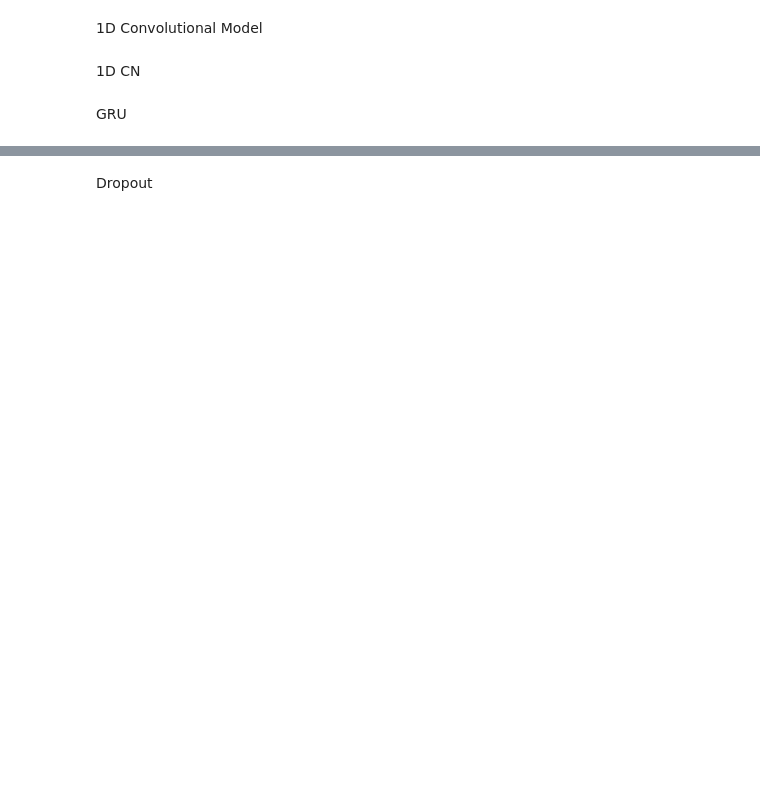
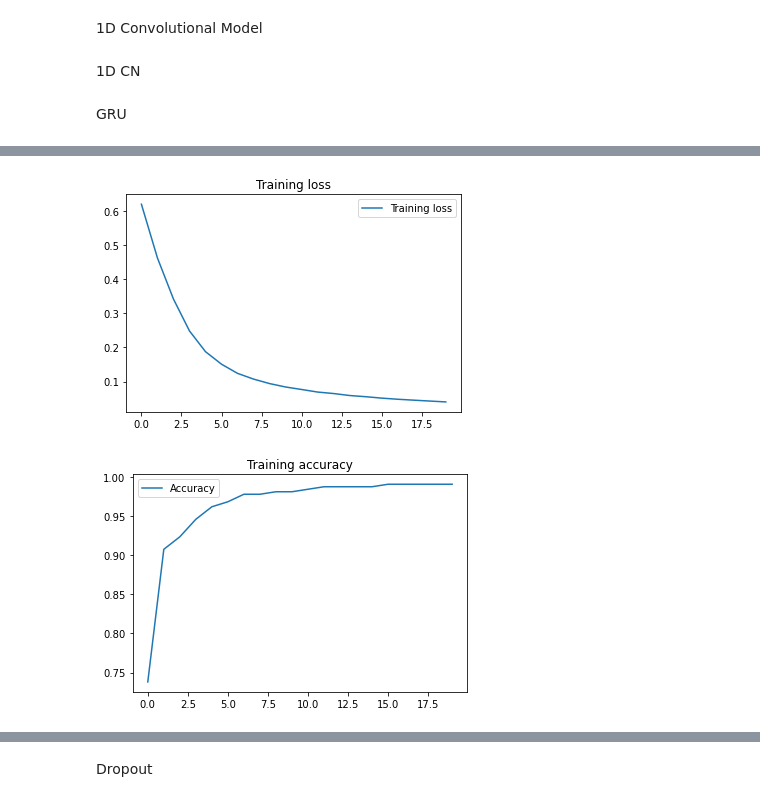
Before and after one commit to ChiaraAnsaldo/Neural-network-for-eeg-signal-analysis-for-epileptic-seizure-detection, a Jupyter notebook: Main-Ire.ipynb, the cells around one changed output, grey strips where cells are left out. Cells and saved outputs as stored; diff of their text form; code cells hidden in the pictures; blank space fills up the shorter version.

```diff
--- a/Main-Ire.ipynb
+++ b/Main-Ire.ipynb
@@ -207,0 +270,17 @@ plt.show()
+# %%
+from keras import layers, optimizers
+from keras.models import Sequential
+
+model = Sequential()
+model.add(layers.GRU(64, input_shape=(None, x_train.shape[-1]), return_sequences=True))
+model.add(layers.GRU(32))
+model.add(layers.Dense(1, activation='sigmoid'))
+
+optimizer = optimizers.Adam(learning_rate=0.001)
+model.compile(optimizer=optimizer, loss='binary_crossentropy', metrics=['accuracy'])
+
+history2 = model.fit(x_train,
+                    y_train,
+                    batch_size=32,  # Modifica: Riduci le dimensioni del batch
+                    epochs=20,  # Modifica: Aumenta il numero di epoche
+                    validation_split=0.2)  # Modifica: Aggiungi la validazione durante l'addestramento
@@ -207,0 +305,25 @@ plt.show()
+# %%
+loss = history2.history['loss']
+acc = history2.history['accuracy']
+
+epochs = range(len(loss))
+
+plt.figure()
+
+plt.plot(epochs, loss, label='Training loss')
+plt.title('Training loss')
+plt.legend()
+
+plt.show()
+
+
+plt.figure()
+
+plt.plot(epochs, acc, label='Accuracy')
+plt.title('Training accuracy')
+plt.legend()
+
+plt.show()
+# %% [output]
+[figure, added]
+[figure, added]
```
Also changed, not shown: parts of 18 cells of this notebook.
